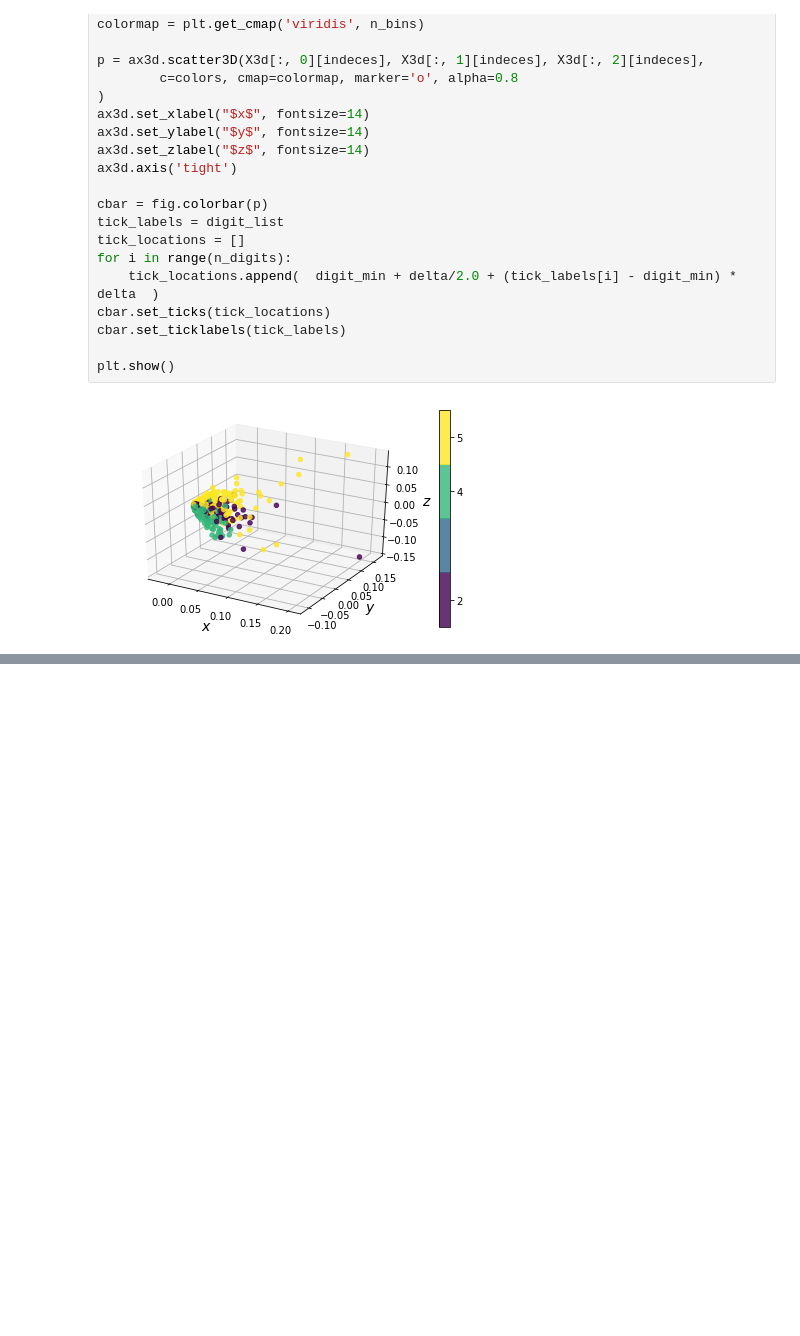
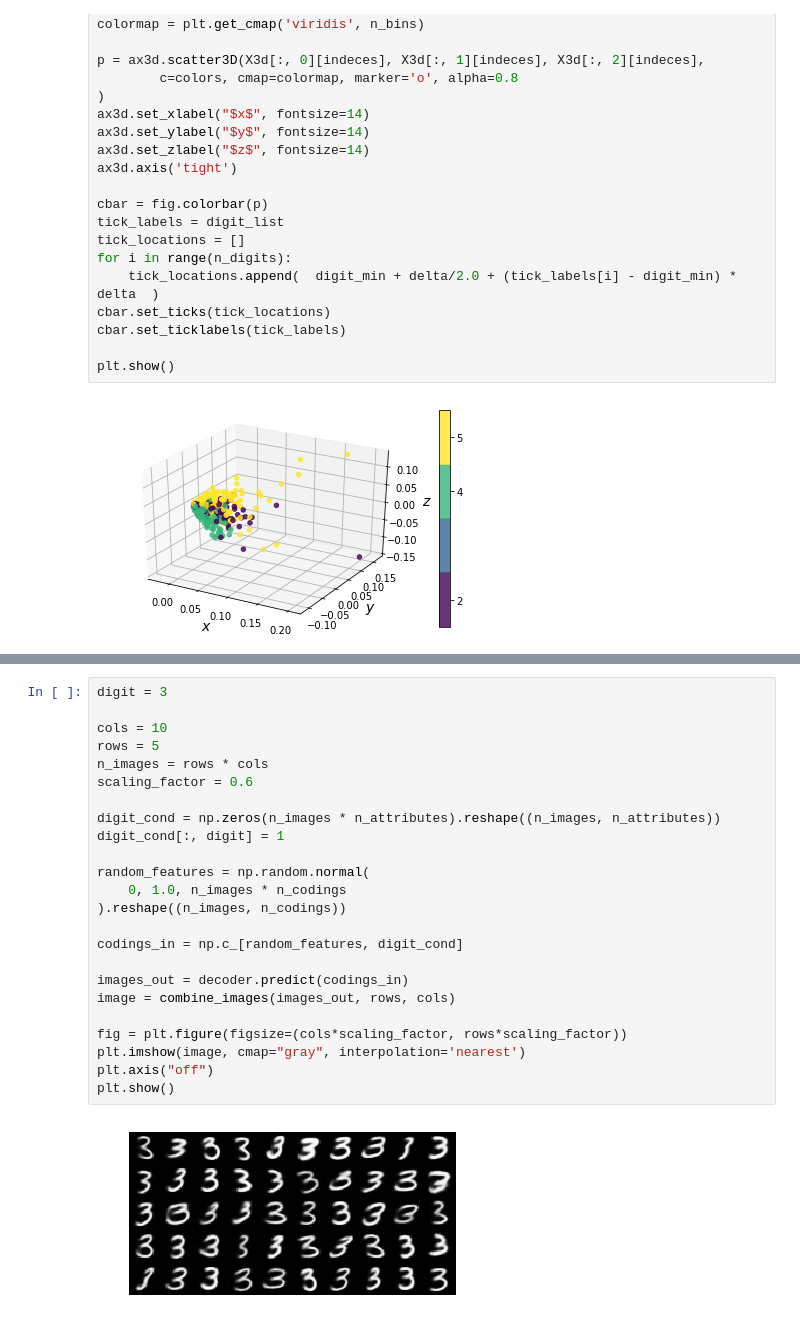
Before and after one commit to mathybit/ml-tutorials, a Jupyter notebook: autoencoders.ipynb, the cells around one changed output, grey strips where cells are left out. Saved outputs shown, nothing was run; the diff lists cells and outputs as text; blank space fills up the shorter version.

```diff
--- a/autoencoders.ipynb
+++ b/autoencoders.ipynb
@@ -2610,0 +3016,26 @@ print()
+# %%
+digit = 3
+
+cols = 10
+rows = 5
+n_images = rows * cols
+scaling_factor = 0.6
+
+digit_cond = np.zeros(n_images * n_attributes).reshape((n_images, n_attributes))
+digit_cond[:, digit] = 1
+
+random_features = np.random.normal(
+    0, 1.0, n_images * n_codings
+).reshape((n_images, n_codings))
+
+codings_in = np.c_[random_features, digit_cond]
+
+images_out = decoder.predict(codings_in)
+image = combine_images(images_out, rows, cols)
+
+fig = plt.figure(figsize=(cols*scaling_factor, rows*scaling_factor))
+plt.imshow(image, cmap="gray", interpolation='nearest')
+plt.axis("off")
+plt.show()
+# %% [output]
+[figure, added]
```
Also changed, not shown: parts of 52 cells of this notebook, 9 other files.
